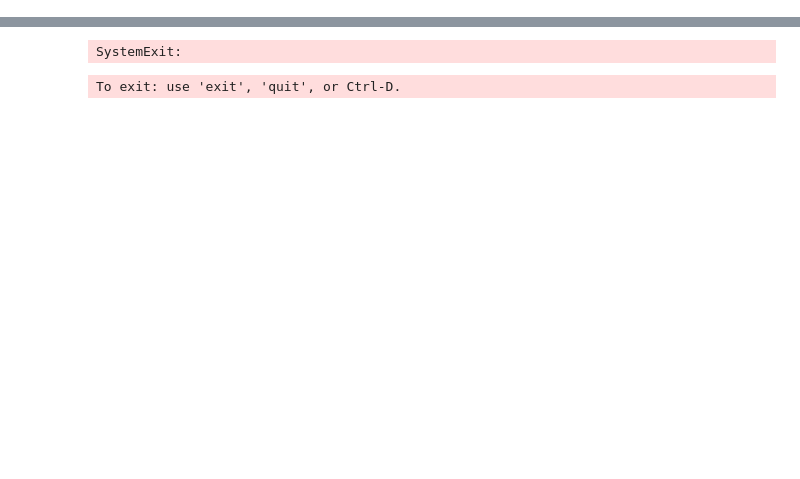
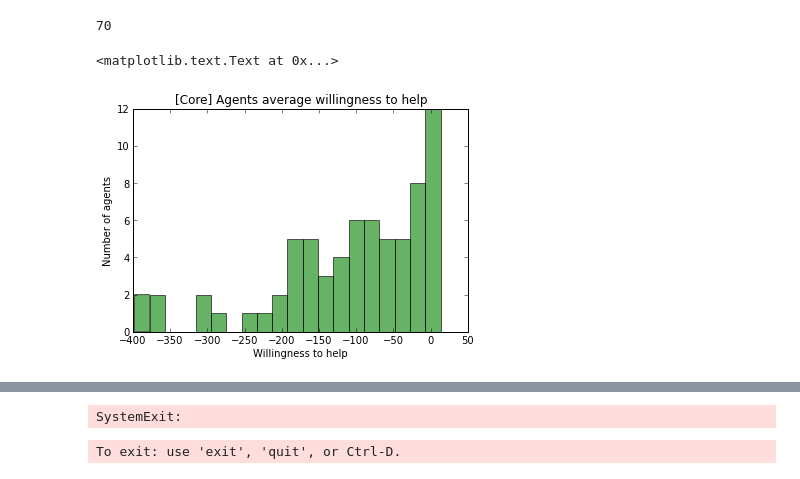
Before and after one commit to jackiekazil/goalnet, a Jupyter notebook: goalnet/analysis/wth_analysis.ipynb, the cells around one changed output, grey strips where cells are left out. Saved outputs shown, nothing was run; the diff lists cells and outputs as text; code cells hidden in the pictures; blank space fills up the shorter version.

```diff
--- a/goalnet/analysis/wth_analysis.ipynb
+++ b/goalnet/analysis/wth_analysis.ipynb
@@ -94,0 +126,12 @@ plt.title("Agents average willingness to help")
+# %%
+#histogram distribution of final wth
+import matplotlib.pyplot as plt
+print len(y)
+plt.hist([x for x in y],  bins=20, color='green', alpha=0.6)
+plt.ylabel("Number of agents")
+plt.xlabel("Willingness to help")
+plt.title("[Core] Agents average willingness to help")
+# %% [output]
+70
+<matplotlib.text.Text at 0x...>
+[figure, added]
```
Also changed, not shown: parts of 15 cells of this notebook.
